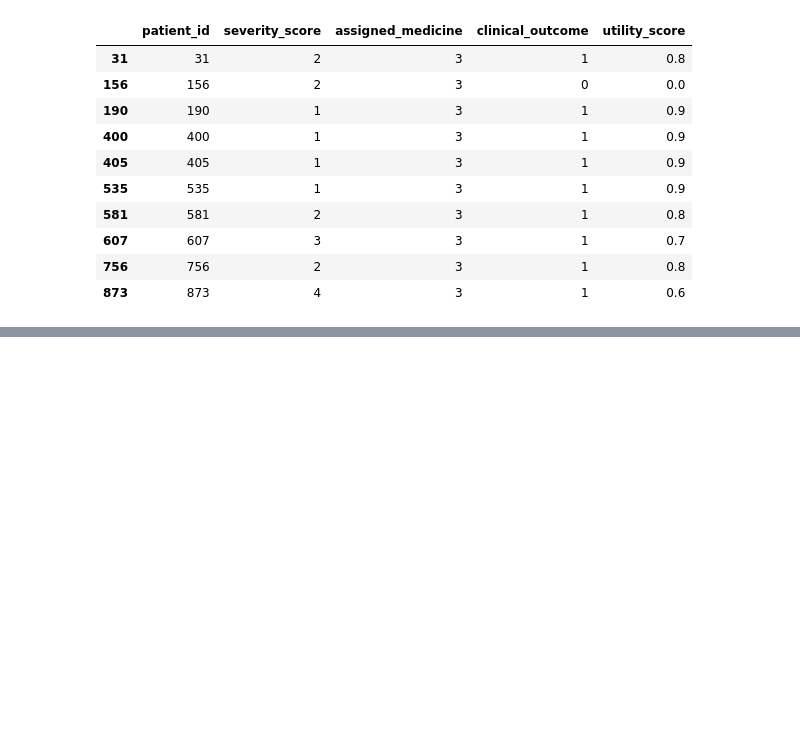
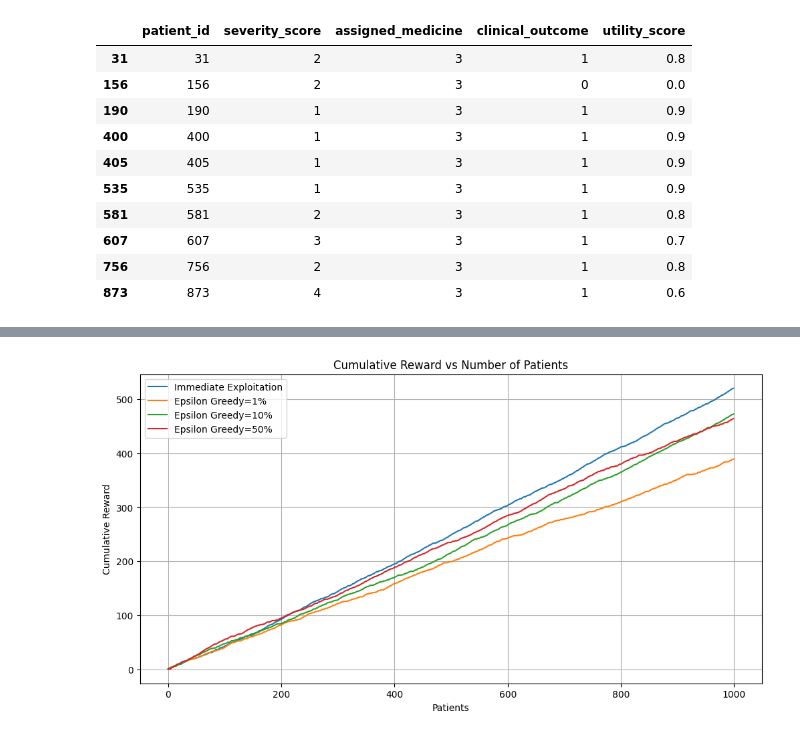
Before and after one commit to Rahul-Chauhan-2212/bits-drl-assignment-1, a Jupyter notebook: mab.ipynb, the cells around one changed output, grey strips where cells are left out. Cells and saved outputs as stored; diff of their text form; code cells hidden in the pictures; blank space fills up the shorter version.

Commit message:
Controlled Clinical Trial Strategy Implementation

```diff
--- a/mab.ipynb
+++ b/mab.ipynb
@@ -259,0 +318,17 @@ Random 10 Patients Records
+# %%
+# Controlled Clinical Trial Strategy (10% Exploration)
+eps_10, eps10_df = controlled_clinical_trial(0.10)
+# Controlled Clinical Trial Strategy (1% Exploration)
+eps_01, eps01_df = controlled_clinical_trial(0.01)
+# Controlled Clinical Trial Strategy (50% Exploration)
+eps_50, eps50_df = controlled_clinical_trial(0.50)
+
+print("\nControlled Clinical Trial Strategy Results")
+
+print("\n1% Exploration Rewards:", round(eps_01[-1], 2))
+print("\n10% Exploration Rewards", round(eps_10[-1], 2))
+print("\n50% Exploration Rewards:", round(eps_50[-1], 2))
+
+print("\nRandom 10 Patients Records for 10% Exploration")
+
+eps10_df.sample(10, random_state=164).sort_values("patient_id")
@@ -259,0 +356,23 @@ Random 10 Patients Records
+# %%
+plt.figure(figsize=(12, 6))
+
+plt.plot(immediate_rewards, label="Immediate Exploitation")
+
+plt.plot(eps_01, label="Epsilon Greedy=1%")
+
+plt.plot(eps_10, label="Epsilon Greedy=10%")
+
+plt.plot(eps_50, label="Epsilon Greedy=50%")
+
+plt.xlabel("Patients")
+plt.ylabel("Cumulative Reward")
+
+plt.title("Cumulative Reward vs Number of Patients")
+
+plt.grid(True)
+
+plt.legend()
+
+plt.show()
+# %% [output]
+[figure, added]
```
Also changed, not shown: parts of 4 cells of this notebook.
